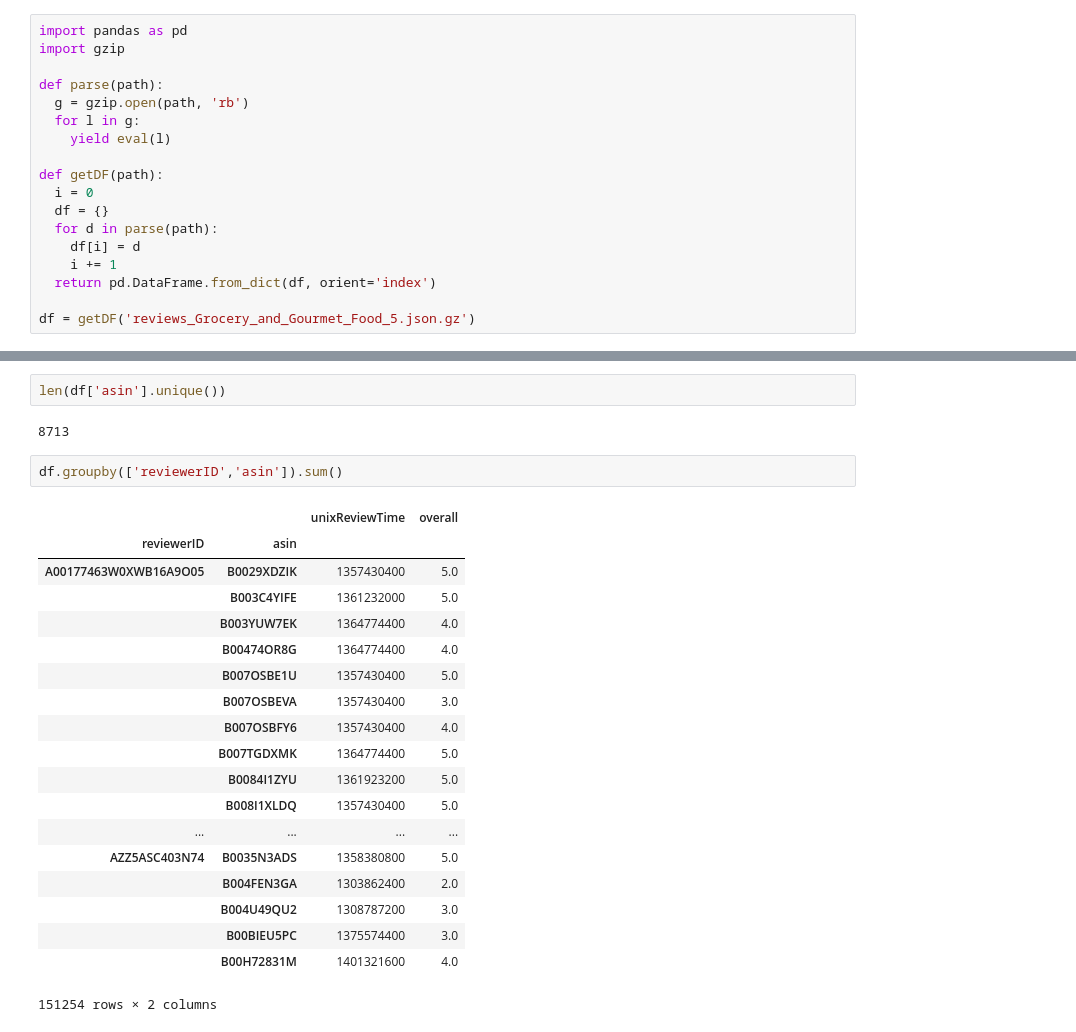
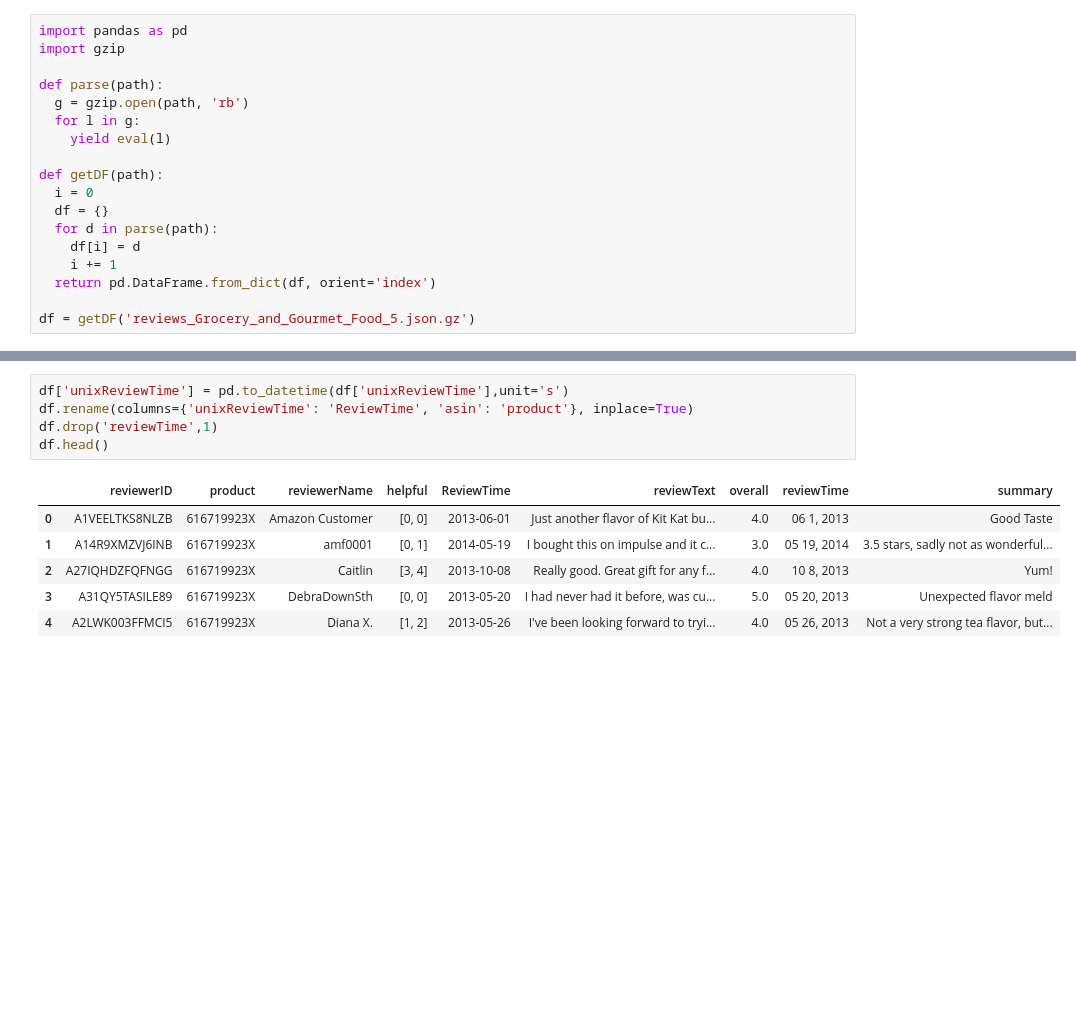
Before and after one commit to zuzannna/GardeningRecommendations, a Jupyter notebook: FoodRecommender.ipynb, the cells around one changed output, grey strips where cells are left out. Drawn from its saved outputs; the diff is of its cells as text; blank space fills up the shorter version.

```diff
--- a/FoodRecommender.ipynb
+++ b/FoodRecommender.ipynb
@@ -43,26 +33,12 @@ df.head()
-# %%
-len(df['asin'].unique())
-# %% [output]
-8713
-# %%
-df.groupby(['reviewerID','asin']).sum()
-# %% [output]
-|  |  | unixReviewTime | overall |
-| reviewerID | asin |  |  |
-| A00177463W0XWB16A9O05 | B0029XDZIK | 1357430400 | 5.0 |
-|  | B003C4YIFE | 1361232000 | 5.0 |
-|  | B003YUW7EK | 1364774400 | 4.0 |
-|  | B00474OR8G | 1364774400 | 4.0 |
-|  | B007OSBE1U | 1357430400 | 5.0 |
-|  | B007OSBEVA | 1357430400 | 3.0 |
-|  | B007OSBFY6 | 1357430400 | 4.0 |
-|  | B007TGDXMK | 1364774400 | 5.0 |
-|  | B0084I1ZYU | 1361923200 | 5.0 |
-|  | B008I1XLDQ | 1357430400 | 5.0 |
-| ... | ... | ... | ... |
-| AZZ5ASC403N74 | B0035N3ADS | 1358380800 | 5.0 |
-|  | B004FEN3GA | 1303862400 | 2.0 |
-|  | B004U49QU2 | 1308787200 | 3.0 |
-|  | B00BIEU5PC | 1375574400 | 3.0 |
-|  | B00H72831M | 1401321600 | 4.0 |
-151254 rows × 2 columns
+# %%
+df['unixReviewTime'] = pd.to_datetime(df['unixReviewTime'],unit='s')
+df.rename(columns={'unixReviewTime': 'ReviewTime', 'asin': 'product'}, inplace=True)
+df.drop('reviewTime',1)
+df.head()
+# %% [output]
+|  | reviewerID | product | reviewerName | helpful | ReviewTime | reviewText | overall | reviewTime | summary |
+| 0 | A1VEELTKS8NLZB | 616719923X | Amazon Customer | [0, 0] | 2013-06-01 | Just another flavor of Kit Kat bu... | 4.0 | 06 1, 2013 | Good Taste |
+| 1 | A14R9XMZVJ6INB | 616719923X | amf0001 | [0, 1] | 2014-05-19 | I bought this on impulse and it c... | 3.0 | 05 19, 2014 | 3.5 stars, sadly not as wonderful... |
+| 2 | A27IQHDZFQFNGG | 616719923X | Caitlin | [3, 4] | 2013-10-08 | Really good. Great gift for any f... | 4.0 | 10 8, 2013 | Yum! |
+| 3 | A31QY5TASILE89 | 616719923X | DebraDownSth | [0, 0] | 2013-05-20 | I had never had it before, was cu... | 5.0 | 05 20, 2013 | Unexpected flavor meld |
+| 4 | A2LWK003FFMCI5 | 616719923X | Diana X. | [1, 2] | 2013-05-26 | I've been looking forward to tryi... | 4.0 | 05 26, 2013 | Not a very strong tea flavor, but... |
```
Also changed, not shown: parts of 18 cells of this notebook.
